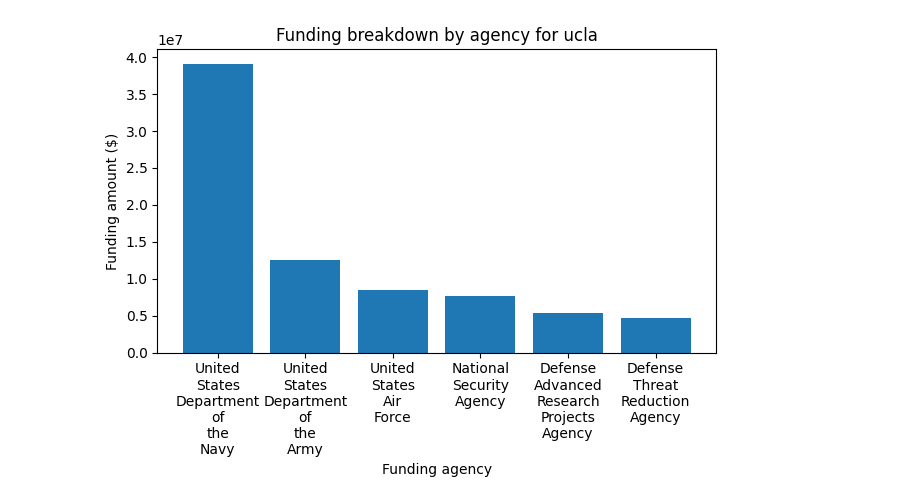
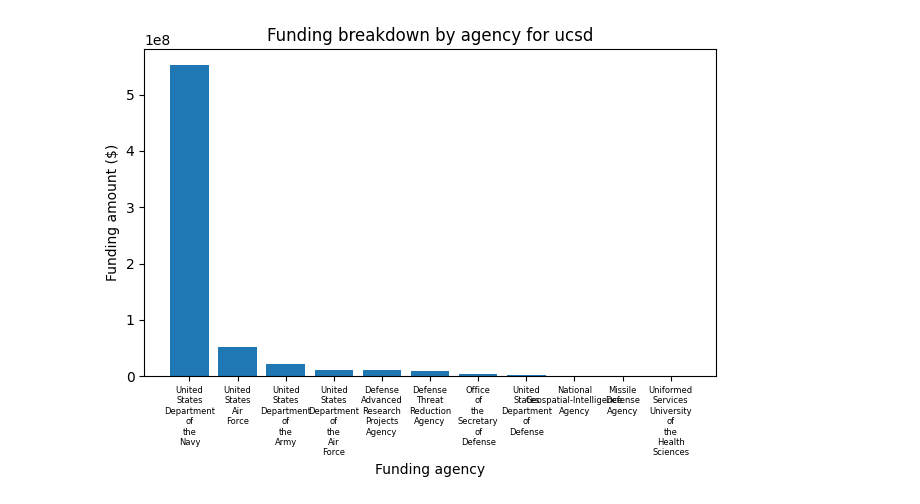
Before and after one commit to russelldj/military-grant-funding-exploration, a Jupyter notebook: analysis/per_source_funding.ipynb, the cells around one changed output. Drawn from its saved outputs; the diff is of its cells as text; code cells hidden in the pictures.

Commit message:
Add updated UCSD data and example analysis

```diff
--- a/analysis/per_source_funding.ipynb
+++ b/analysis/per_source_funding.ipynb
@@ -20,8 +19,6 @@ def parse_json_as_df(json_filepath):
             k: ((v,) if isinstance(v, list) else v)
             for k, v in json_grant_element.items()
         }
-        # Get rid of commas
-        sanitized_json_grant_element["funding_amount_usd"] = parse_int_from_str(sanitized_json_grant_element["funding_amount_usd"])
         df = pd.DataFrame(sanitized_json_grant_element, index=[0])
         dfs.append(df)
     # Change from a list of individual dataframes to a single coherent dataframe
@@ -31,27 +28,28 @@ def parse_json_as_df(json_filepath):
 
     return all_grants_df
 # %%
-CAMPUS = "ucla"
+CAMPUS = "ucsd"
 # %%
 json_path = get_DoD_DTIC_initial_path(CAMPUS)
 
 all_grants_df = parse_json_as_df(json_path)
-all_grants_funder_amount = all_grants_df.loc[:, (FUNDER_KEY, "funding_amount_usd")]
+all_grants_funder_amount = all_grants_df.loc[:, (FUNDER_KEY, FUNDING_AMOUNT_KEY)]
 
 all_grants_funder_amount_grouped = all_grants_funder_amount.groupby(by=FUNDER_KEY).sum()
-all_grants_funder_amount_grouped.sort_values(by="funding_amount_usd", ascending=False, inplace=True)
+all_grants_funder_amount_grouped.sort_values(by=FUNDING_AMOUNT_KEY, ascending=False, inplace=True)
 # %%
-bar_values = all_grants_funder_amount_grouped["funding_amount_usd"].to_list()
+bar_values = all_grants_funder_amount_grouped[FUNDING_AMOUNT_KEY].to_list()
 bar_labels = all_grants_funder_amount_grouped.index.to_list()
 bar_labels = ["\n".join(label.split(" ")) for label in bar_labels]
 plt.bar(bar_labels, bar_values)
 plt.xlabel("Funding agency")
 plt.ylabel("Funding amount ($)")
 plt.title(f"Funding breakdown by agency for {CAMPUS}")
 
 output_file = Path(VIS_FOLDER, "funding_per_agency", f"{CAMPUS}_funding_breakdown.png")
 output_file.parent.mkdir(exist_ok=True, parents=True)
+plt.xticks(fontsize=6)
 plt.tight_layout()
 plt.savefig(output_file)
 # %% [output]
-[figure, old version]
+[figure, new version]
```
Also changed, not shown: parts of 1 cell of this notebook, 2 other files.
